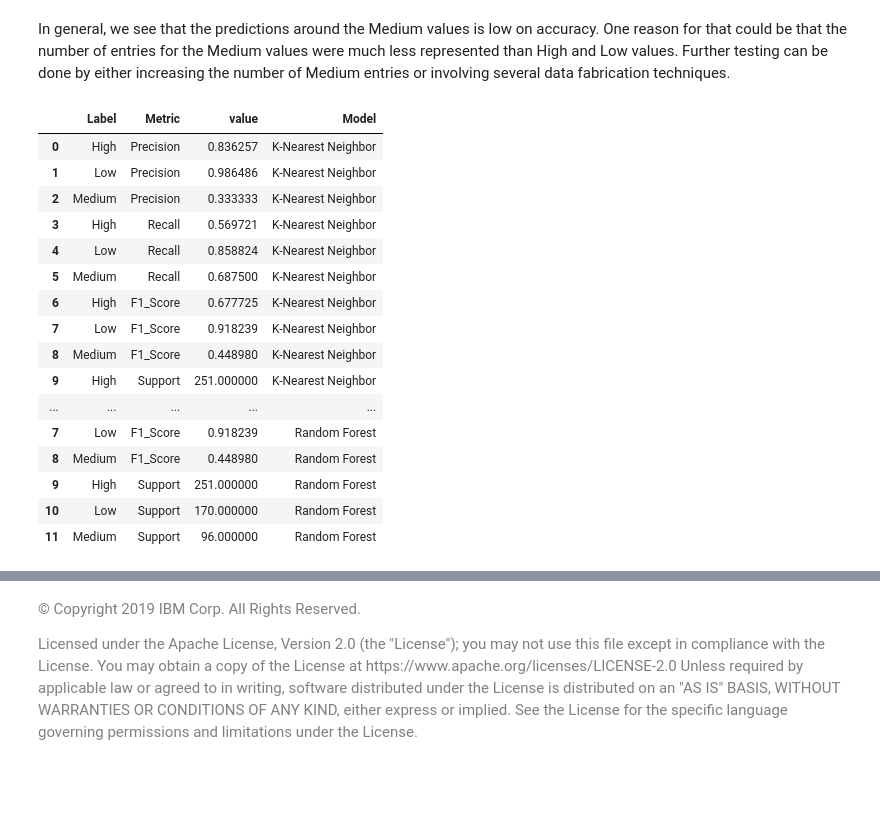
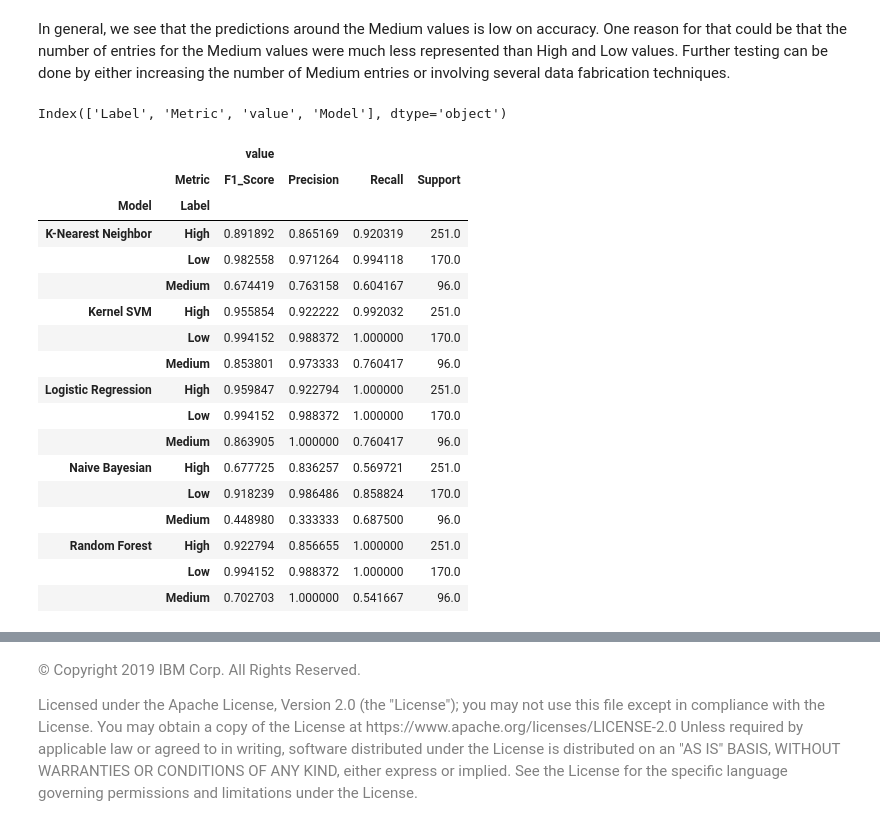
Before and after one commit to kingmolnar/SupervisedLearning, a Jupyter notebook: Classification.ipynb, the cells around one changed output, grey strips where cells are left out. Cells and saved outputs as stored; diff of their text form; code cells hidden in the pictures; blank space fills up the shorter version.

```diff
--- a/Classification.ipynb
+++ b/Classification.ipynb
@@ -661,29 +664,38 @@ plt.show()
 # %% [markdown]
 In general, we see that the predictions around the Medium values is low on accuracy. One reason for that could be that the number of entries for the Medium values were much less represented than High and Low values. Further testing can be done by either increasing the number of Medium entries or involving several data fabrication techniques.
 # %%
-summary_tables = []
-for mod_name, y_pred in [('K-Nearest Neighbor', y_pred_knn), ('Random Forest', y_pred_rfc)]:
-    tmp_df = classification_summary_table(y_test,y_pred_nb).reset_index() \
+_summary_tables = []
+for mod_name, y_pred in [
+        ('K-Nearest Neighbor', y_pred_knn), ('Random Forest', y_pred_rfc), ('Logistic Regression', y_pred_lrc),
+        ('Kernel SVM', y_pred_svm), ('Naive Bayesian', y_pred_nb)]:
+    tmp_df = classification_summary_table(y_test,y_pred).reset_index() \
             .melt(id_vars = ['index']) \
             .rename({'index': 'Label', 'Label': 'Metric'}, axis=1)
     tmp_df['Model'] = mod_name
-    summary_tables.append(tmp_df)
-pd.concat(summary_tables)
+    _summary_tables.append(tmp_df)
+summary_table = pd.concat(_summary_tables)
-# %% [output]
-|  | Label | Metric | value | Model |
-| 0 | High | Precision | 0.836257 | K-Nearest Neighbor |
-| 1 | Low | Precision | 0.986486 | K-Nearest Neighbor |
-| 2 | Medium | Precision | 0.333333 | K-Nearest Neighbor |
-| 3 | High | Recall | 0.569721 | K-Nearest Neighbor |
-| 4 | Low | Recall | 0.858824 | K-Nearest Neighbor |
-| 5 | Medium | Recall | 0.687500 | K-Nearest Neighbor |
-| 6 | High | F1_Score | 0.677725 | K-Nearest Neighbor |
-| 7 | Low | F1_Score | 0.918239 | K-Nearest Neighbor |
-| 8 | Medium | F1_Score | 0.448980 | K-Nearest Neighbor |
-| 9 | High | Support | 251.000000 | K-Nearest Neighbor |
-| ... | ... | ... | ... | ... |
-| 7 | Low | F1_Score | 0.918239 | Random Forest |
-| 8 | Medium | F1_Score | 0.448980 | Random Forest |
-| 9 | High | Support | 251.000000 | Random Forest |
-| 10 | Low | Support | 170.000000 | Random Forest |
-| 11 | Medium | Support | 96.000000 | Random Forest |
+# %%
+summary_table.columns
+# %% [output]
+Index(['Label', 'Metric', 'value', 'Model'], dtype='object')
+# %%
+pd.pivot_table(summary_table, index=['Model', 'Label'], columns=['Metric'], values=['value'])
+# %% [output]
+|  |  | value |  |  |  |
+|  | Metric | F1_Score | Precision | Recall | Support |
+| Model | Label |  |  |  |  |
+| K-Nearest Neighbor | High | 0.891892 | 0.865169 | 0.920319 | 251.0 |
+|  | Low | 0.982558 | 0.971264 | 0.994118 | 170.0 |
+|  | Medium | 0.674419 | 0.763158 | 0.604167 | 96.0 |
+| Kernel SVM | High | 0.955854 | 0.922222 | 0.992032 | 251.0 |
+|  | Low | 0.994152 | 0.988372 | 1.000000 | 170.0 |
+|  | Medium | 0.853801 | 0.973333 | 0.760417 | 96.0 |
+| Logistic Regression | High | 0.959847 | 0.922794 | 1.000000 | 251.0 |
+|  | Low | 0.994152 | 0.988372 | 1.000000 | 170.0 |
+|  | Medium | 0.863905 | 1.000000 | 0.760417 | 96.0 |
+| Naive Bayesian | High | 0.677725 | 0.836257 | 0.569721 | 251.0 |
+|  | Low | 0.918239 | 0.986486 | 0.858824 | 170.0 |
+|  | Medium | 0.448980 | 0.333333 | 0.687500 | 96.0 |
+| Random Forest | High | 0.922794 | 0.856655 | 1.000000 | 251.0 |
+|  | Low | 0.994152 | 0.988372 | 1.000000 | 170.0 |
+|  | Medium | 0.702703 | 1.000000 | 0.541667 | 96.0 |
```
Also changed, not shown: parts of 15 cells of this notebook, 4 other files.
